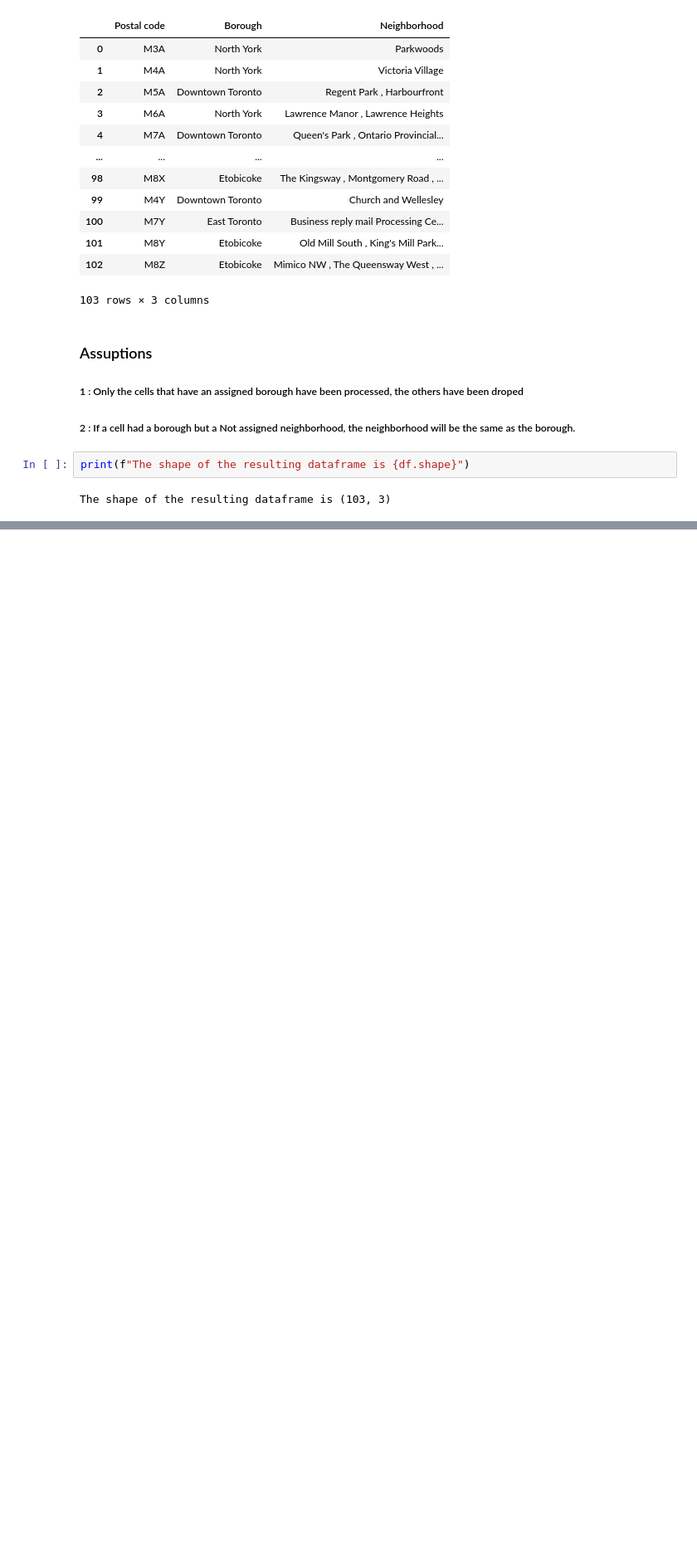
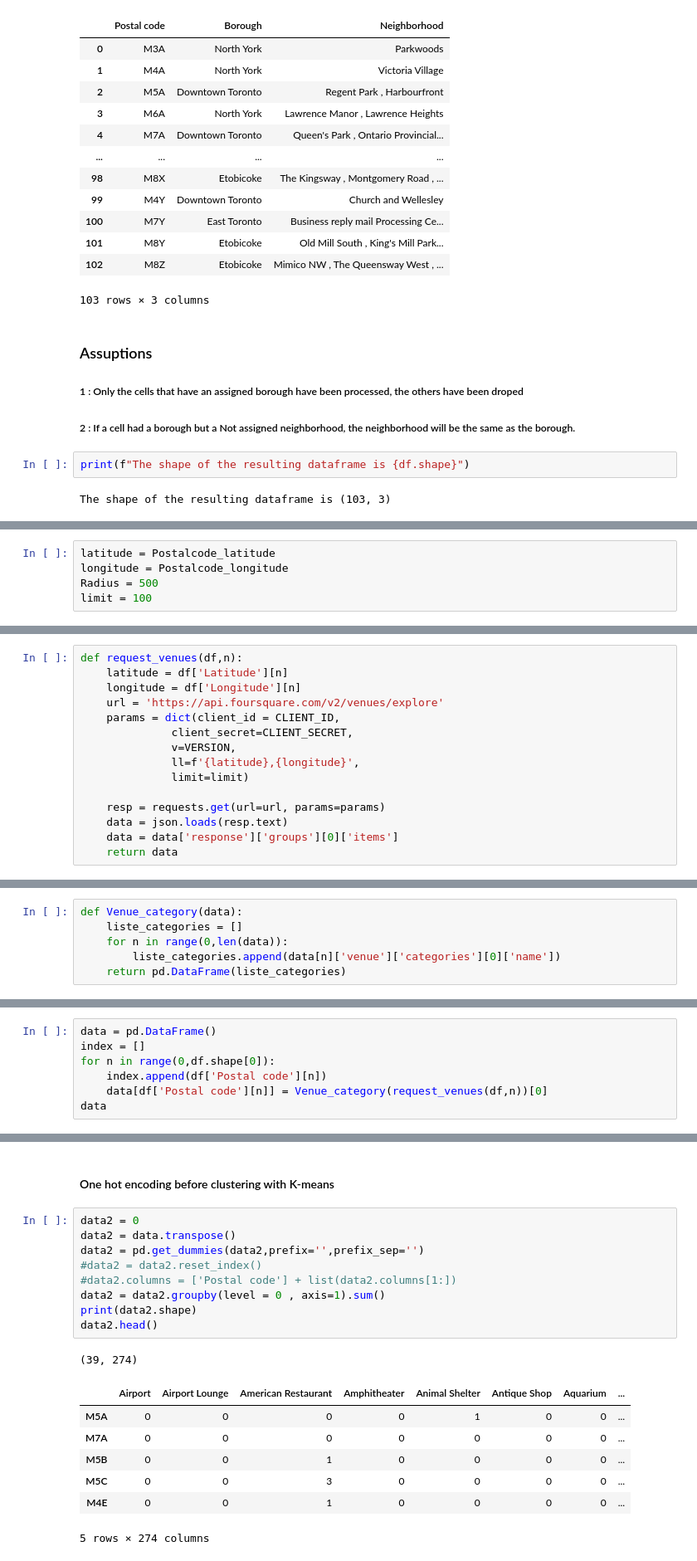
Before and after one commit to Mathias292/Coursera_Capstone, a Jupyter notebook: Capstone_project_Toronto.ipynb, the cells around one changed output, grey strips where cells are left out. Shown at 83% size. Saved outputs shown, nothing was run; the diff lists cells and outputs as text; blank space fills up the shorter version.

```diff
--- a/Capstone_project_Toronto.ipynb
+++ b/Capstone_project_Toronto.ipynb
@@ -46,0 +140,5 @@ The shape of the resulting dataframe is (103, 3)
+# %%
+latitude = Postalcode_latitude
+longitude = Postalcode_longitude
+Radius = 500
+limit = 100
@@ -46,0 +147,15 @@ The shape of the resulting dataframe is (103, 3)
+# %%
+def request_venues(df,n):
+    latitude = df['Latitude'][n]
+    longitude = df['Longitude'][n]
+    url = 'https://api.foursquare.com/v2/venues/explore'
+    params = dict(client_id = CLIENT_ID,
+              client_secret=CLIENT_SECRET,
+              v=VERSION,
+              ll=f'{latitude},{longitude}',
+              limit=limit)
+
+    resp = requests.get(url=url, params=params)
+    data = json.loads(resp.text)
+    data = data['response']['groups'][0]['items']
+    return data
@@ -46,0 +184,6 @@ The shape of the resulting dataframe is (103, 3)
+# %%
+def Venue_category(data):
+    liste_categories = []
+    for n in range(0,len(data)):
+        liste_categories.append(data[n]['venue']['categories'][0]['name'])
+    return pd.DataFrame(liste_categories)
@@ -46,0 +192,7 @@ The shape of the resulting dataframe is (103, 3)
+# %%
+data = pd.DataFrame()
+index = []
+for n in range(0,df.shape[0]):
+    index.append(df['Postal code'][n])
+    data[df['Postal code'][n]] = Venue_category(request_venues(df,n))[0]
+data
@@ -46,0 +213,20 @@ The shape of the resulting dataframe is (103, 3)
+# %% [markdown]
+#### One hot encoding before clustering with K-means
+# %%
+data2 = 0
+data2 = data.transpose()
+data2 = pd.get_dummies(data2,prefix='',prefix_sep='')
+#data2 = data2.reset_index()
+#data2.columns = ['Postal code'] + list(data2.columns[1:])
+data2 = data2.groupby(level = 0 , axis=1).sum()
+print(data2.shape)
+data2.head()
+# %% [output]
+(39, 274)
+|  | Airport | Airport Lounge | American Restaurant | Amphitheater | Animal Shelter | Antique Shop | Aquarium | ... |
+| M5A | 0 | 0 | 0 | 0 | 1 | 0 | 0 | ... |
+| M7A | 0 | 0 | 0 | 0 | 0 | 0 | 0 | ... |
+| M5B | 0 | 0 | 1 | 0 | 0 | 0 | 0 | ... |
+| M5C | 0 | 0 | 3 | 0 | 0 | 0 | 0 | ... |
+| M4E | 0 | 0 | 1 | 0 | 0 | 0 | 0 | ... |
+5 rows × 274 columns
```
Also changed, not shown: parts of 41 cells of this notebook.
